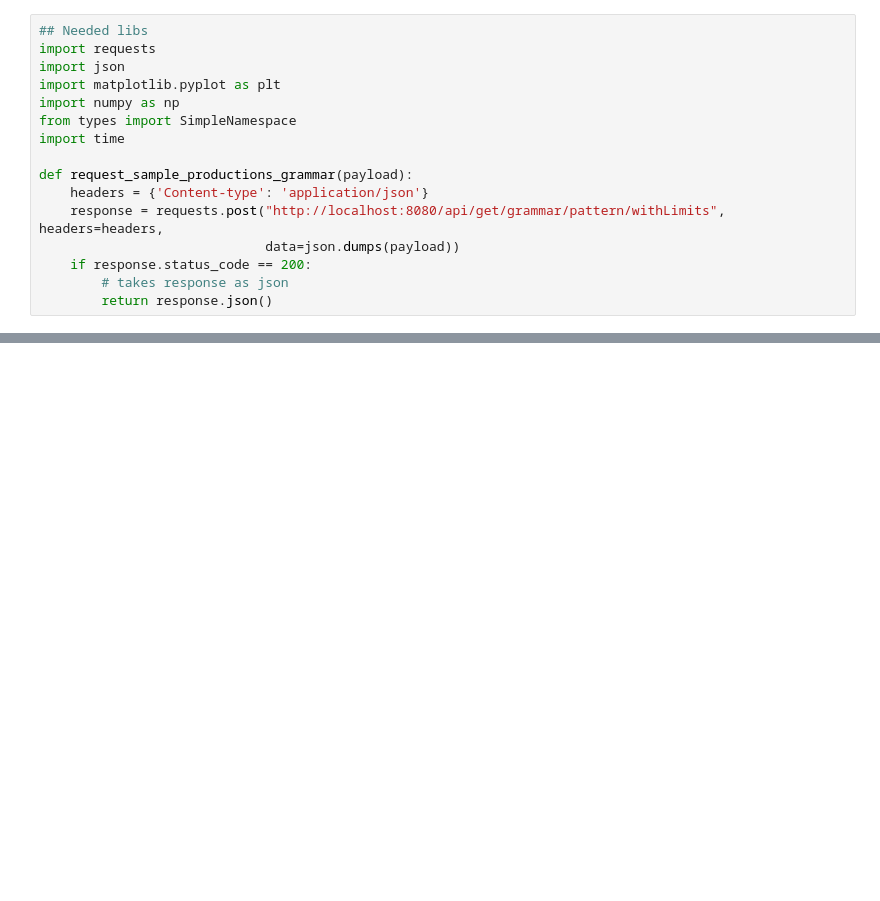
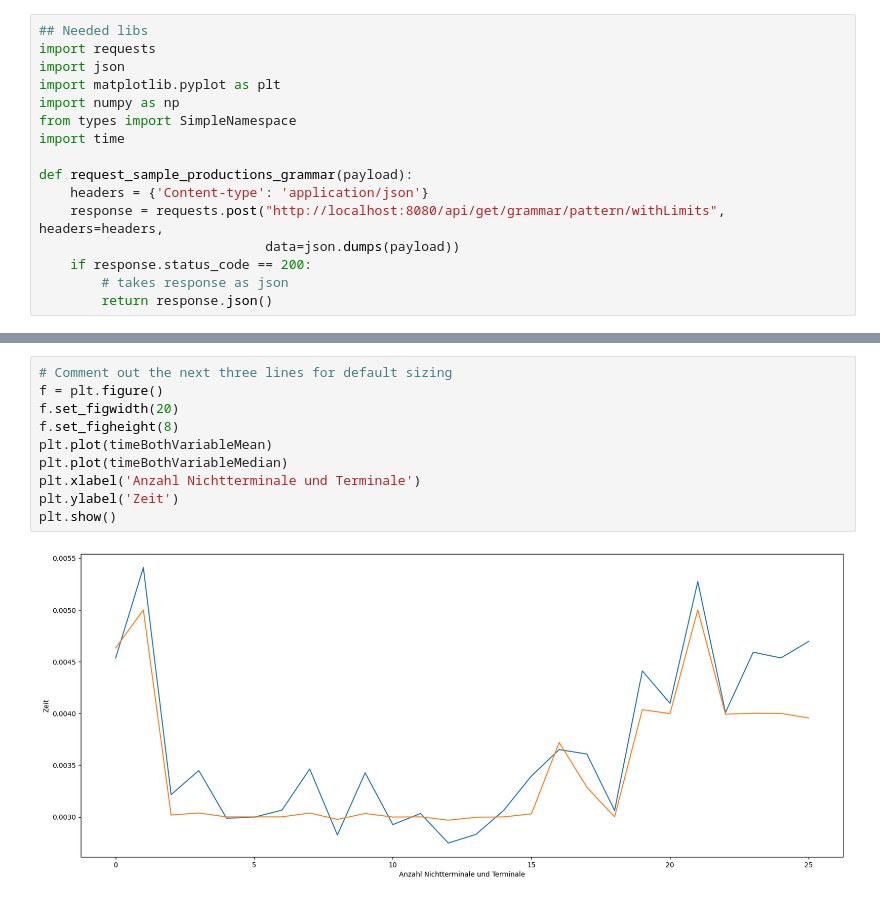
Before and after one commit to rhyperio/studienarbeit_code, a Jupyter notebook: scripts/patternGenerationAnalysis.ipynb, the cells around one changed output, grey strips where cells are left out. Saved outputs shown, nothing was run; the diff lists cells and outputs as text; blank space fills up the shorter version.

```diff
--- a/scripts/patternGenerationAnalysis.ipynb
+++ b/scripts/patternGenerationAnalysis.ipynb
@@ -72,0 +87,12 @@ plt.show()
+# %%
+# Comment out the next three lines for default sizing
+f = plt.figure()
+f.set_figwidth(20)
+f.set_figheight(8)
+plt.plot(timeBothVariableMean)
+plt.plot(timeBothVariableMedian)
+plt.xlabel('Anzahl Nichtterminale und Terminale')
+plt.ylabel('Zeit')
+plt.show()
+# %% [output]
+[figure, added]
```
Also changed, not shown: parts of 3 cells of this notebook.
